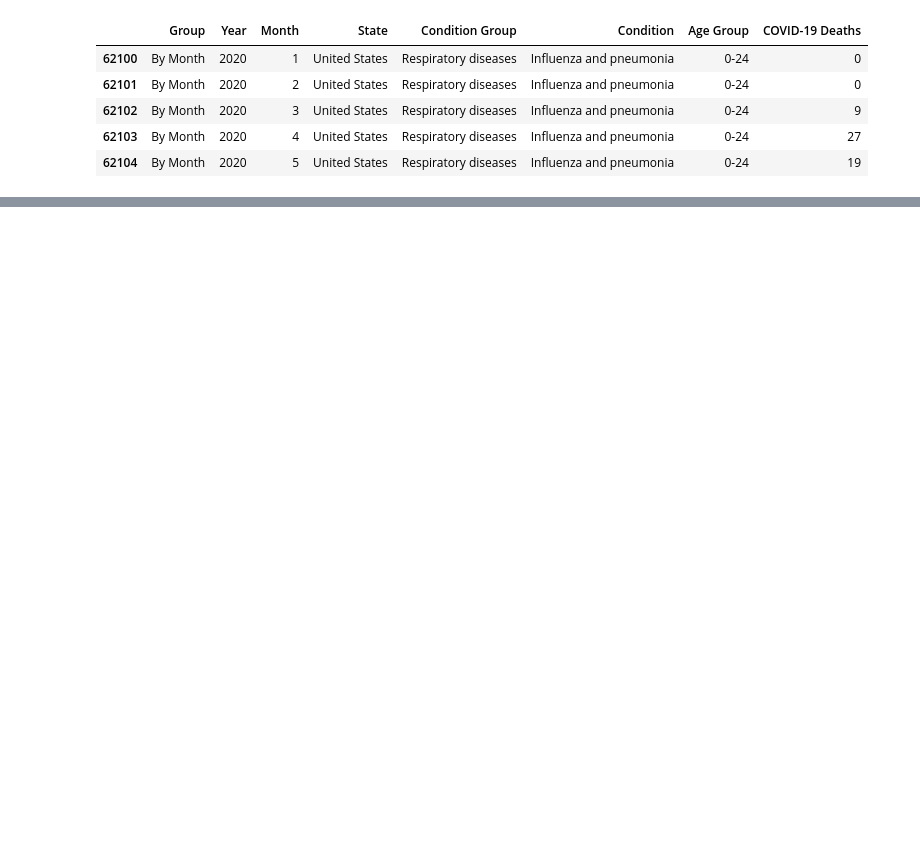
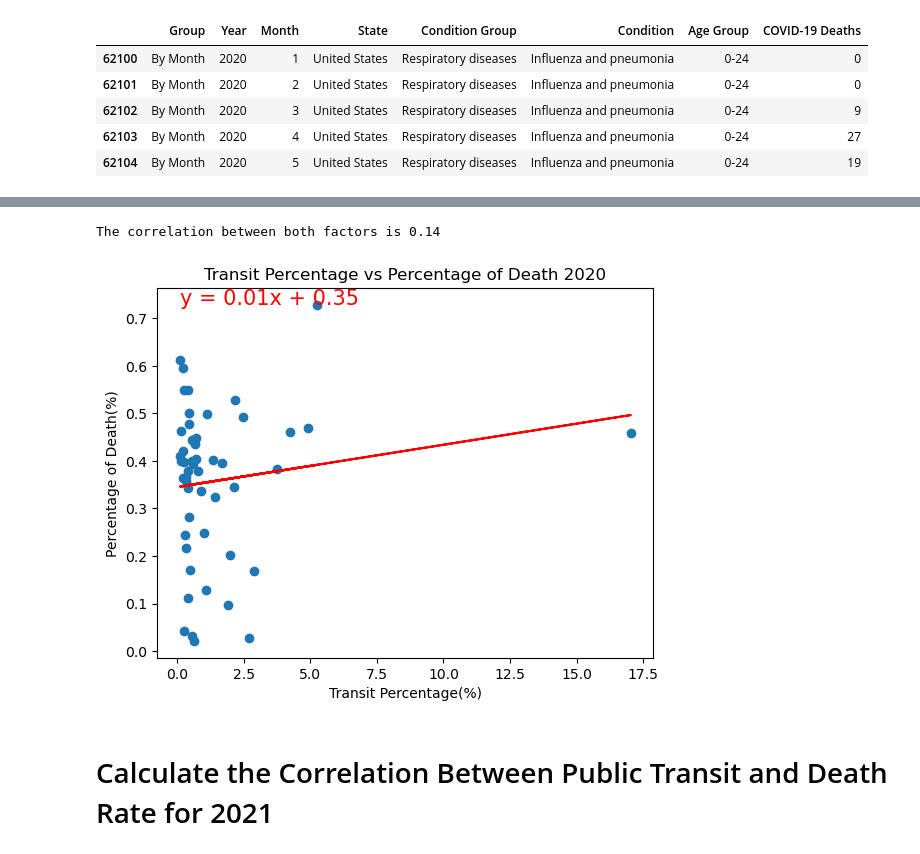
Before and after one commit to willbang548/Group_1, a Jupyter notebook: main.ipynb, the cells around one changed output, grey strips where cells are left out. Saved outputs shown, nothing was run; the diff lists cells and outputs as text; code cells hidden in the pictures; blank space fills up the shorter version.

```diff
--- a/main.ipynb
+++ b/main.ipynb
@@ -32,0 +138,36 @@ clean_df.head()
+# %%
+#combine the transit percentage and the percentage of death into a new dataframe
+transit_percentage_death = pd.merge(merged_df, percentage_death, how = "right", on="State")
+transit_percentage_death=transit_percentage_death.drop(columns=['Population_y','Population_x','COVID-19 Deaths','Transit', 'COVID-19 Deaths'])
+#drop the nan values
+transit_percentage_death = transit_percentage_death.dropna()
+# %%
+
+
+#establish the correlation between transit percentage and percentage of death
+correlation = st.pearsonr(transit_percentage_death['Transit Percentage(%)'], transit_percentage_death['Percentage of Death(%)'])
+print(f"The correlation between both factors is {round(correlation[0],2)}")
+
+#calulate the linear regression
+x_values = transit_percentage_death['Transit Percentage(%)']
+y_values = transit_percentage_death['Percentage of Death(%)']
+(slope, intercept, rvalue, pvalue, stderr) = st.linregress(x_values, y_values)
+regress_values = x_values * slope + intercept
+line_eq = "y = " + str(round(slope,2)) + "x + " + str(round(intercept,2))
+
+
+plt.scatter(x_values,y_values)
+plt.plot(x_values,regress_values,"r-")
+
+#add the equation and line to plot
+plt.annotate(line_eq, (min(x_values), max(y_values)), fontsize=15, color="red")
+plt.title('Transit Percentage vs Percentage of Death 2020')
+plt.xlabel('Transit Percentage(%)')
+plt.ylabel('Percentage of Death(%)')
+plt.savefig("figs/Transit Percentage vs Percentage of Death 2020.png")
+plt.show()
+# %% [output]
+The correlation between both factors is 0.14
+[figure, added]
+# %% [markdown]
+# Calculate the Correlation Between Public Transit and Death Rate for 2021
```
Also changed, not shown: parts of 16 cells of this notebook, 7 other files.
